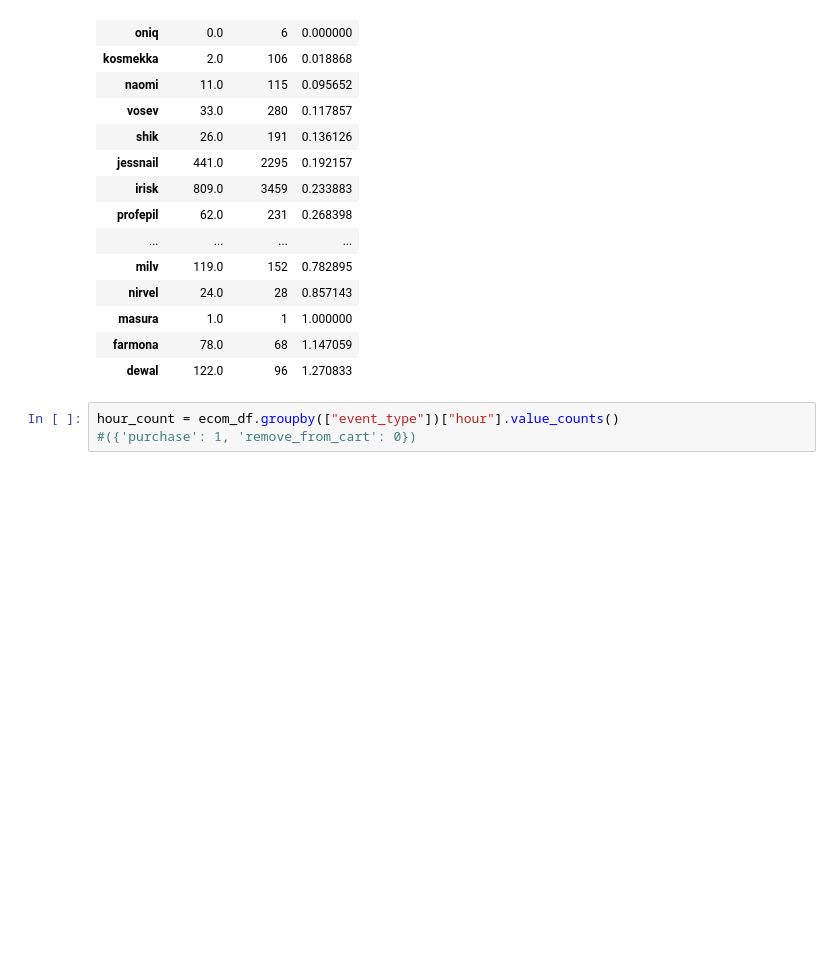
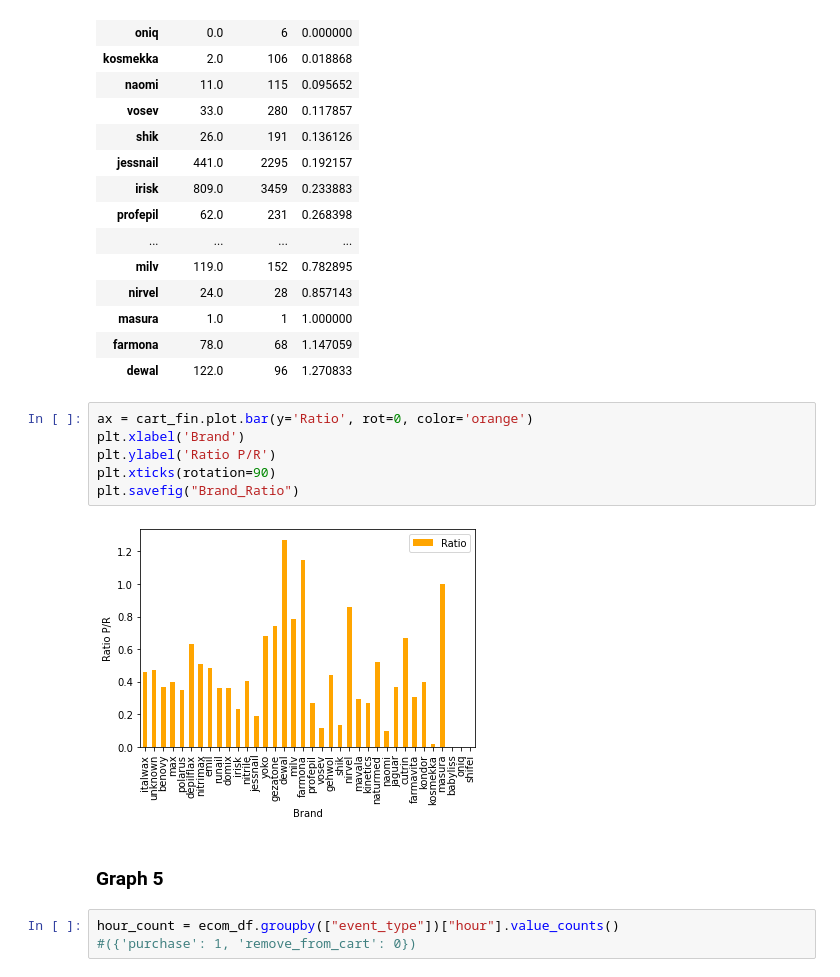
Before and after one commit to Johnny-Foreigner/predicting_purchases, a Jupyter notebook: data_exploration/eda_index.ipynb, the cells around one changed output. Saved outputs shown, nothing was run; the diff lists cells and outputs as text; blank space fills up the shorter version.

```diff
--- a/data_exploration/eda_index.ipynb
+++ b/data_exploration/eda_index.ipynb
@@ -792,6 +764,16 @@ cart_fin.sort_values(by="Ratio")
 | masura | 1.0 | 1 | 1.000000 |
 | farmona | 78.0 | 68 | 1.147059 |
 | dewal | 122.0 | 96 | 1.270833 |
+# %%
+ax = cart_fin.plot.bar(y='Ratio', rot=0, color='orange')
+plt.xlabel('Brand')
+plt.ylabel('Ratio P/R')
+plt.xticks(rotation=90)
+plt.savefig("Brand_Ratio")
+# %% [output]
+[figure, added]
+# %% [markdown]
+### Graph 5
 # %%
 hour_count = ecom_df.groupby(["event_type"])["hour"].value_counts()
 #({'purchase': 1, 'remove_from_cart': 0})
```
Also changed, not shown: parts of 6 cells of this notebook, 2 other files.
